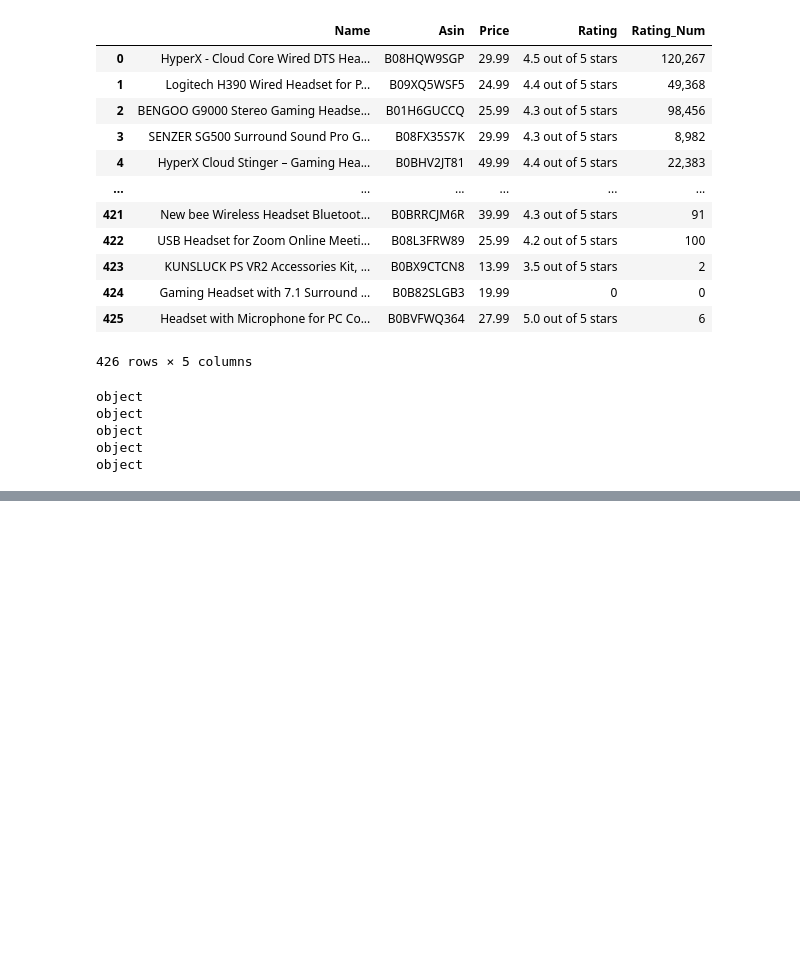
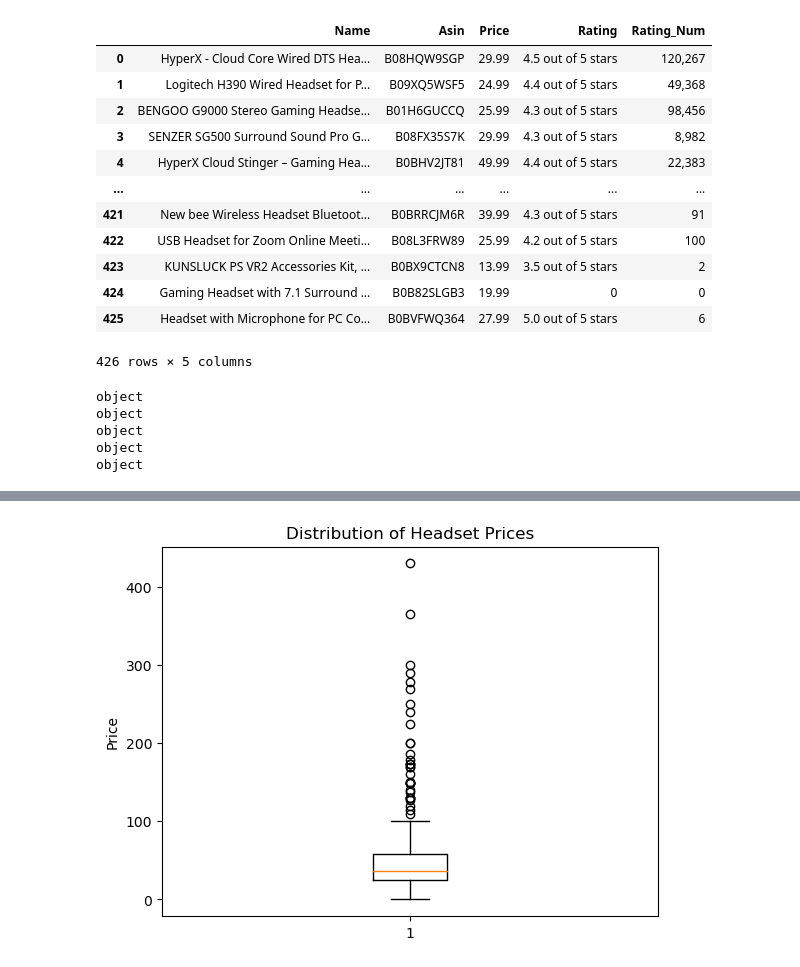
Before and after one commit to sinlesscoder/Data_Analysis_Portfolio, a Jupyter notebook: Amazon Selenium.ipynb, the cells around one changed output, grey strips where cells are left out. Cells and saved outputs as stored; diff of their text form; code cells hidden in the pictures; blank space fills up the shorter version.

```diff
--- a/Amazon Selenium.ipynb
+++ b/Amazon Selenium.ipynb
@@ -133,0 +231,7 @@ float64
+# %%
+plt.boxplot(df['Price'])
+plt.ylabel('Price')
+plt.title('Distribution of Headset Prices')
+plt.show()
+# %% [output]
+[figure, added]
```
Also changed, not shown: parts of 17 cells of this notebook.
